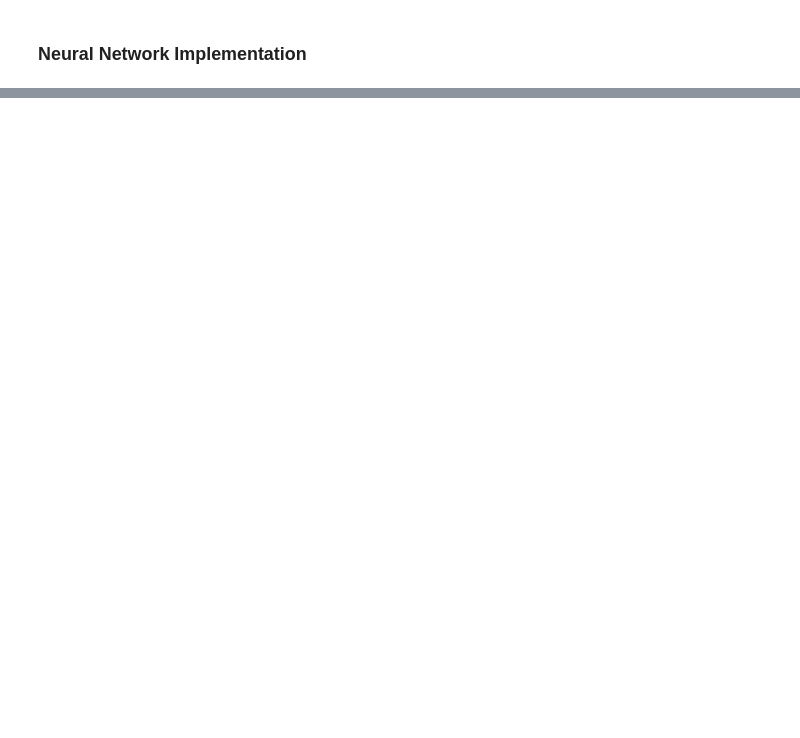
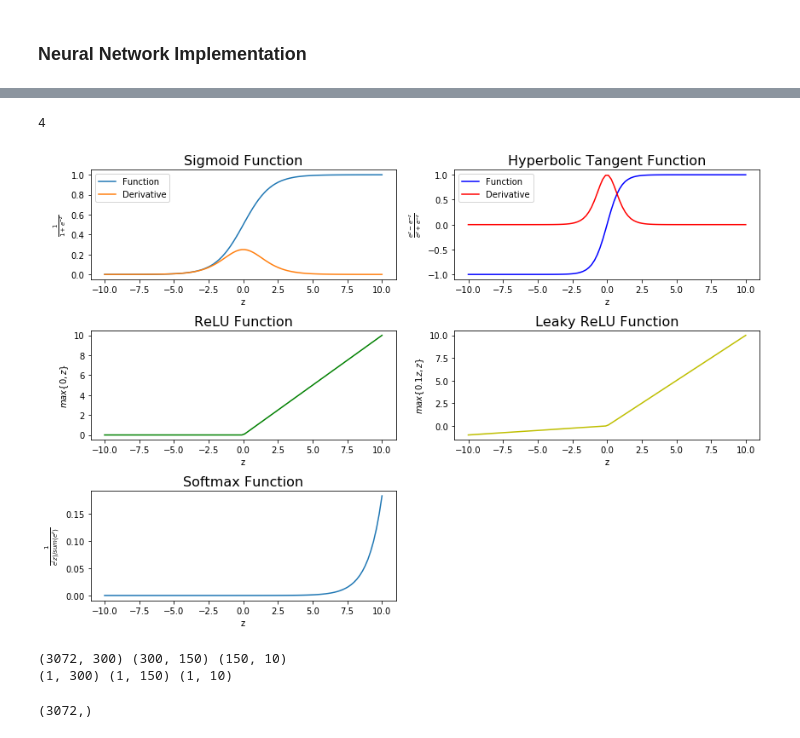
Before and after one commit to Joby2Code/DeepLearning, a Jupyter notebook: Neural_Network_poc.ipynb, the cells around one changed output, grey strips where cells are left out. Saved outputs shown, nothing was run; the diff lists cells and outputs as text; code cells hidden in the pictures; blank space fills up the shorter version.

```diff
--- a/Neural_Network_poc.ipynb
+++ b/Neural_Network_poc.ipynb
@@ -376,0 +419,4 @@ W3 = model.weight_layer_output
+# %%
+len(layer_dim)
+# %% [output]
+4
@@ -376,0 +446,58 @@ W3 = model.weight_layer_output
+# %%
+
+Z = np.linspace(-10,10,100)
+A_sigmoid,z = sigmoid(Z)
+A_relu,z = relu(Z)
+
+A_tanh,z = tanh(Z)
+A_leaky_relu,z = leaky_relu(Z)
+A_softmax,z = softmax(Z)
+# %%
+# Plot sigmoid
+plt.figure(figsize=(12, 8))
+plt.subplot(3, 2, 1)
+plt.plot(z, A_sigmoid, label = "Function")
+plt.plot(z, A_sigmoid * (1 - A_sigmoid), label = "Derivative")
+plt.legend(loc = "upper left")
+plt.xlabel("z")
+plt.ylabel(r"$\frac{1}{1 + e^{-z}}$")
+plt.title("Sigmoid Function", fontsize = 16)
+# Plot tanh
+plt.subplot(3, 2, 2)
+plt.plot(z, A_tanh, 'b', label = "Function")
+plt.plot(z, 1 - np.square(A_tanh), 'r',label = "Derivative")
+plt.legend(loc = "upper left")
+plt.xlabel("z")
+plt.ylabel(r"$\frac{e^z - e^{-z}}{e^z + e^{-z}}$")
+plt.title("Hyperbolic Tangent Function", fontsize = 16)
+# plot relu
+plt.subplot(3, 2, 3)
+plt.plot(z, A_relu, 'g')
+plt.xlabel("z")
+plt.ylabel(r"$max\{0, z\}$")
+plt.title("ReLU Function", fontsize = 16)
+# plot leaky relu
+plt.subplot(3, 2, 4)
+plt.plot(z, A_leaky_relu, 'y')
+plt.xlabel("z")
+plt.ylabel(r"$max\{0.1z, z\}$")
+plt.title("Leaky ReLU Function", fontsize = 16)
+
+# plot softmax
+plt.subplot(3,2,5)
+plt.plot(z,A_softmax,label="Function")
+plt.xlabel("z")
+plt.ylabel(r"$\frac{1}{e^(z)/sum(e^z)}$")
+plt.title("Softmax Function", fontsize = 16)
+
+plt.tight_layout();
+plt.show()
+# %% [output]
+[figure, added]
+# %%
+model = NeuralNetwork(layer_dim)
+print(model.parameters["W1"].shape,model.parameters["W2"].shape,model.parameters["W3"].shape)
+print(model.parameters["b1"].shape,model.parameters["b2"].shape,model.parameters["b3"].shape)
+# %% [output]
+(3072, 300) (300, 150) (150, 10)
+(1, 300) (1, 150) (1, 10)
@@ -376,0 +510,4 @@ W3 = model.weight_layer_output
+# %%
+test.shape
+# %% [output]
+(3072,)
```
Also changed, not shown: parts of 23 cells of this notebook.
